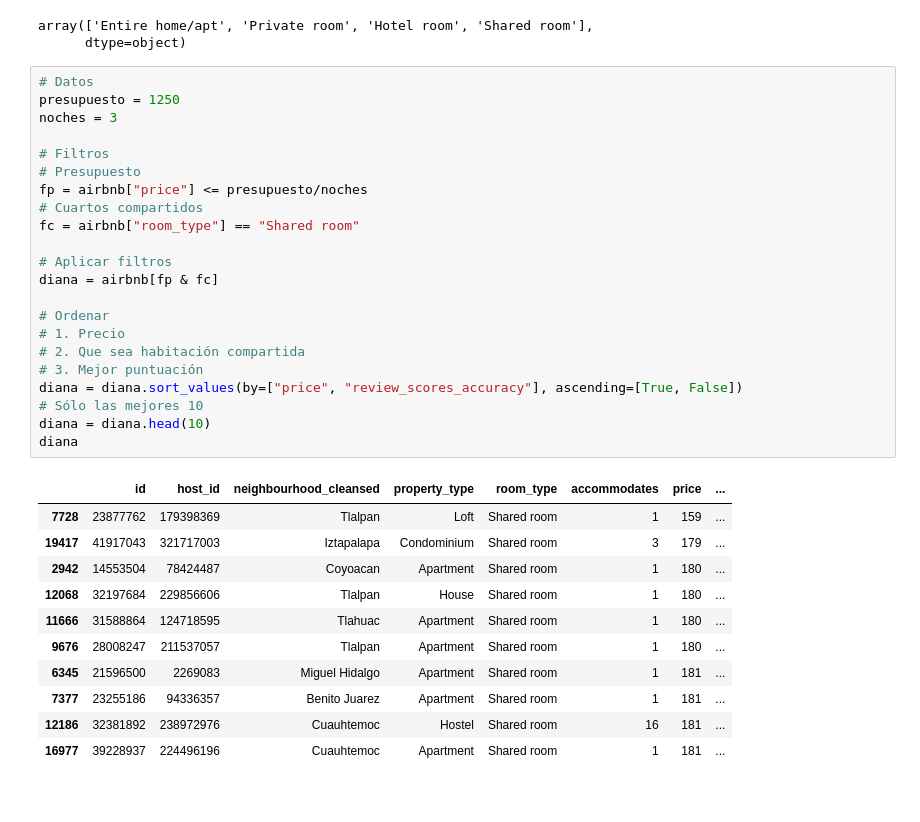
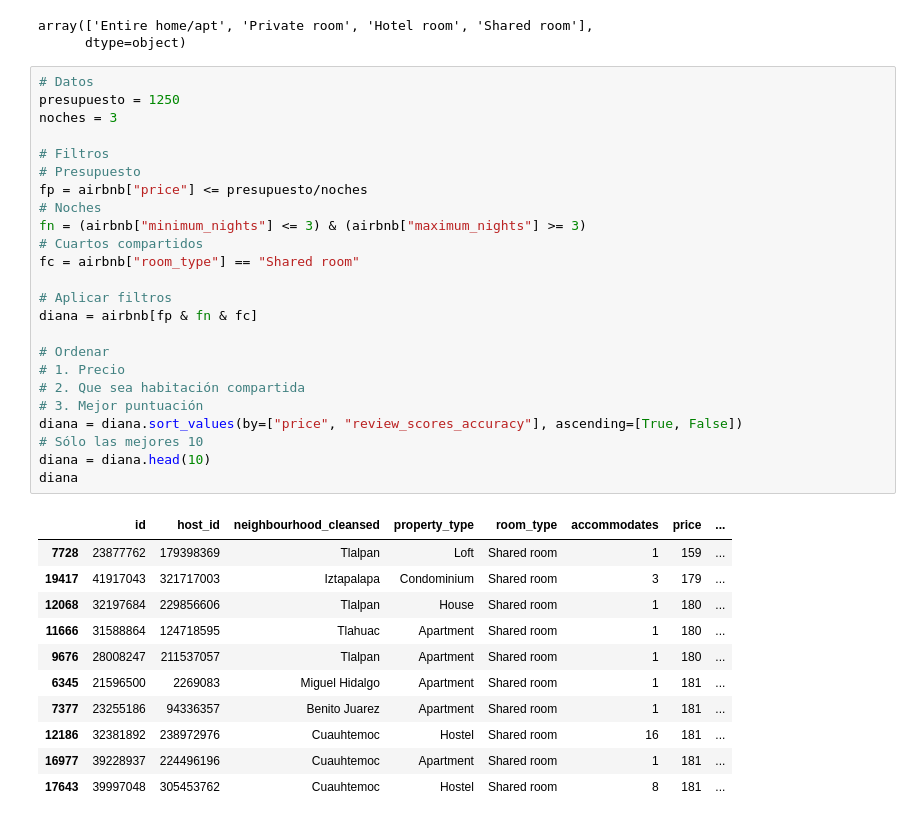
Before and after one commit to jzaldivar/Ciencia-de-datos-con-Python, a Jupyter notebook: C02.5 Pandas (Práctica con Airbnb) Tarea.ipynb, the cells around one changed output. Saved outputs shown, nothing was run; the diff lists cells and outputs as text.

```diff
--- a/C02.5 Pandas (Práctica con Airbnb) Tarea.ipynb
+++ b/C02.5 Pandas (Práctica con Airbnb) Tarea.ipynb
@@ -128,30 +128,31 @@ array(['Entire home/apt', 'Private room', 'Hotel room', 'Shared room'],
 # %%
 # Datos
 presupuesto = 1250
 noches = 3
 
 # Filtros
 # Presupuesto
 fp = airbnb["price"] <= presupuesto/noches
+# Noches
+fn = (airbnb["minimum_nights"] <= 3) & (airbnb["maximum_nights"] >= 3)
 # Cuartos compartidos
 fc = airbnb["room_type"] == "Shared room"
 
 # Aplicar filtros
-diana = airbnb[fp & fc]
+diana = airbnb[fp & fn & fc]
 
 # Ordenar
 # 1. Precio
 # 2. Que sea habitación compartida
 # 3. Mejor puntuación
 diana = diana.sort_values(by=["price", "review_scores_accuracy"], ascending=[True, False])
 # Sólo las mejores 10
 diana = diana.head(10)
 diana
 # %% [output]
 |  | id | host_id | neighbourhood_cleansed | property_type | room_type | accommodates | price | ... |
 | 7728 | 23877762 | 179398369 | Tlalpan | Loft | Shared room | 1 | 159 | ... |
 | 19417 | 41917043 | 321717003 | Iztapalapa | Condominium | Shared room | 3 | 179 | ... |
-| 2942 | 14553504 | 78424487 | Coyoacan | Apartment | Shared room | 1 | 180 | ... |
 | 12068 | 32197684 | 229856606 | Tlalpan | House | Shared room | 1 | 180 | ... |
 | 11666 | 31588864 | 124718595 | Tlahuac | Apartment | Shared room | 1 | 180 | ... |
 | 9676 | 28008247 | 211537057 | Tlalpan | Apartment | Shared room | 1 | 180 | ... |
@@ -159,6 +160,7 @@ diana
 | 7377 | 23255186 | 94336357 | Benito Juarez | Apartment | Shared room | 1 | 181 | ... |
 | 12186 | 32381892 | 238972976 | Cuauhtemoc | Hostel | Shared room | 16 | 181 | ... |
 | 16977 | 39228937 | 224496196 | Cuauhtemoc | Apartment | Shared room | 1 | 181 | ... |
+| 17643 | 39997048 | 305453762 | Cuauhtemoc | Hostel | Shared room | 8 | 181 | ... |
 # %%
 """
 Al mencionar que se quiere ordenar dándole preferencia a aquellas que sean compartidas,
```
Also changed, not shown: parts of 3 cells of this notebook.
